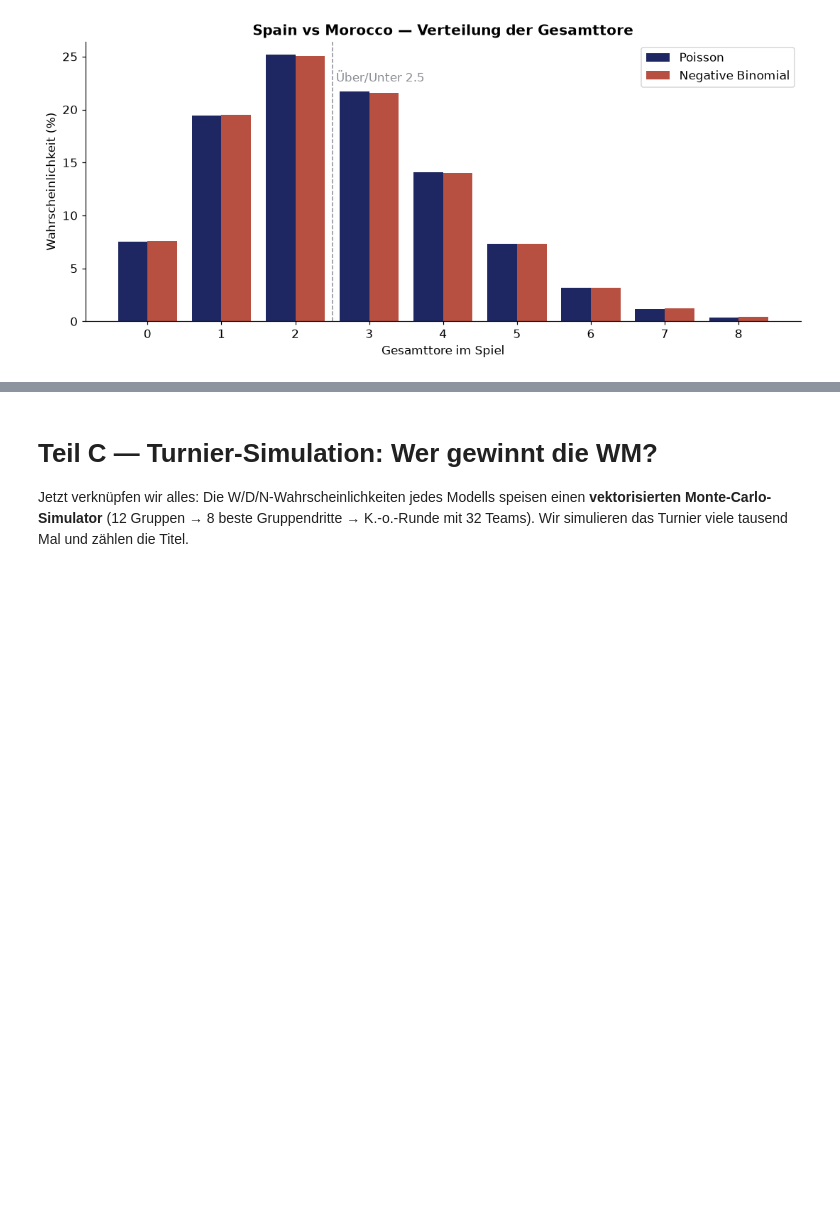
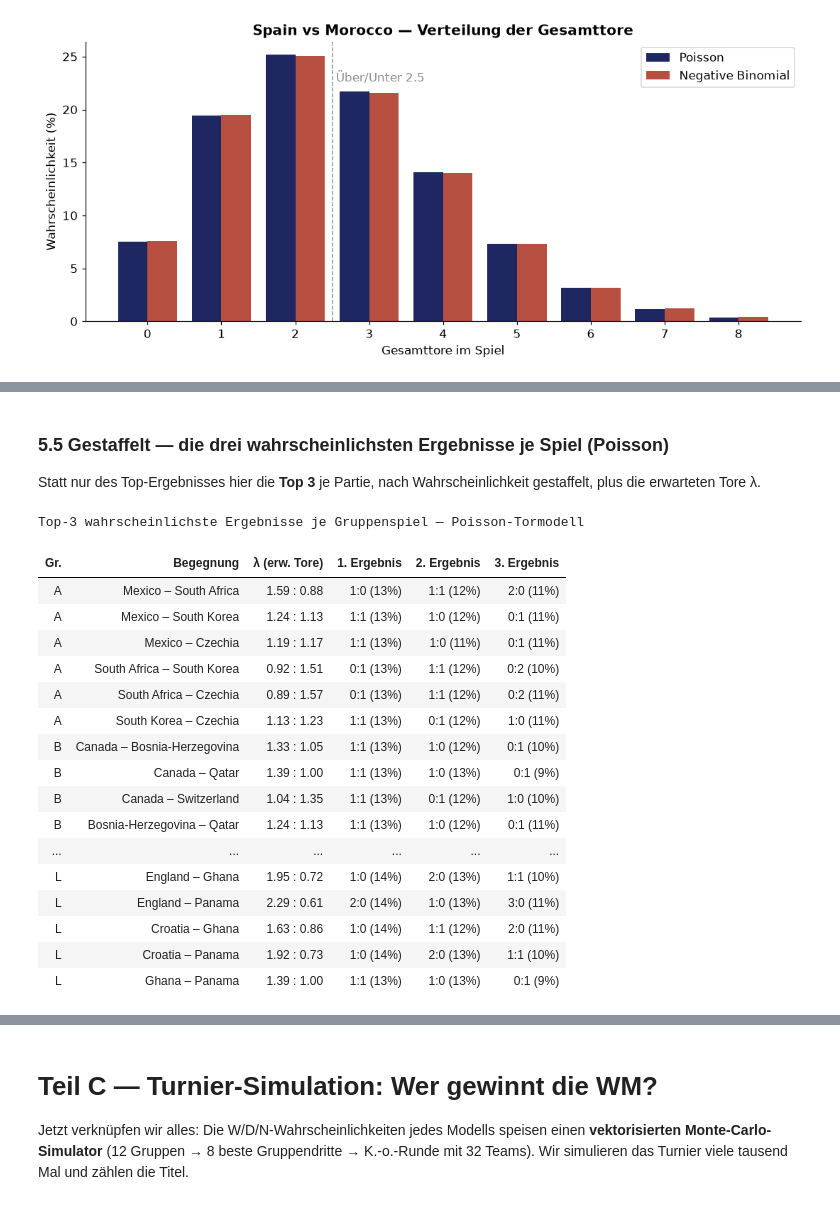
Before and after one commit to Deskaunedsei1983/wc2026-cl01, a Jupyter notebook: wc2026_match_and_scoreline_analysis.ipynb, the cells around one changed output, grey strips where cells are left out. Cells and saved outputs as stored; diff of their text form; code cells hidden in the pictures; blank space fills up the shorter version.

```diff
--- a/wc2026_match_and_scoreline_analysis.ipynb
+++ b/wc2026_match_and_scoreline_analysis.ipynb
@@ -574,0 +664,45 @@ plt.tight_layout(); plt.savefig("nb_total_goals.png"); plt.show()
+# %% [markdown]
+### 5.5 Gestaffelt — die drei wahrscheinlichsten Ergebnisse je Spiel (Poisson)
+
+Statt nur des Top-Ergebnisses hier die **Top 3** je Partie, nach
+Wahrscheinlichkeit gestaffelt, plus die erwarteten Tore λ.
+# %%
+def top_scores(a, b, ratings=STRENGTH, dispersion=0.0, k=3):
+    """Top-k wahrscheinlichste exakte Ergebnisse plus erwartete Tore."""
+    P, la, lb = scoreline_from_ratings(a, b, ratings, dispersion)
+    n = P.shape[0]
+    flat = sorted(((P[i, j], i, j) for i in range(n) for j in range(n)), reverse=True)
+    return [(f"{i}:{j}", p*100) for p, i, j in flat[:k]], la, lb
+
+rows = []
+for grp, teams in GROUPS.items():
+    for x in range(4):
+        for y in range(x+1, 4):
+            a, b = teams[x], teams[y]
+            tops, la, lb = top_scores(a, b, k=3)
+            row = {"Gr.": grp, "Begegnung": f"{a} – {b}", "λ (erw. Tore)": f"{la:.2f} : {lb:.2f}"}
+            for r, (s, p) in enumerate(tops, 1):
+                row[f"{r}. Ergebnis"] = f"{s}   ({p:.0f}%)"
+            rows.append(row)
+poisson_top3 = pd.DataFrame(rows)
+(poisson_top3.style.hide(axis="index")
+   .set_caption("Top-3 wahrscheinlichste Ergebnisse je Gruppenspiel — Poisson-Tormodell"))
+# %% [output]
+Top-3 wahrscheinlichste Ergebnisse je Gruppenspiel — Poisson-Tormodell
+| Gr. | Begegnung | λ (erw. Tore) | 1. Ergebnis | 2. Ergebnis | 3. Ergebnis |
+| A | Mexico – South Africa | 1.59 : 0.88 | 1:0 (13%) | 1:1 (12%) | 2:0 (11%) |
+| A | Mexico – South Korea | 1.24 : 1.13 | 1:1 (13%) | 1:0 (12%) | 0:1 (11%) |
+| A | Mexico – Czechia | 1.19 : 1.17 | 1:1 (13%) | 1:0 (11%) | 0:1 (11%) |
+| A | South Africa – South Korea | 0.92 : 1.51 | 0:1 (13%) | 1:1 (12%) | 0:2 (10%) |
+| A | South Africa – Czechia | 0.89 : 1.57 | 0:1 (13%) | 1:1 (12%) | 0:2 (11%) |
+| A | South Korea – Czechia | 1.13 : 1.23 | 1:1 (13%) | 0:1 (12%) | 1:0 (11%) |
+| B | Canada – Bosnia-Herzegovina | 1.33 : 1.05 | 1:1 (13%) | 1:0 (12%) | 0:1 (10%) |
+| B | Canada – Qatar | 1.39 : 1.00 | 1:1 (13%) | 1:0 (13%) | 0:1 (9%) |
+| B | Canada – Switzerland | 1.04 : 1.35 | 1:1 (13%) | 0:1 (12%) | 1:0 (10%) |
+| B | Bosnia-Herzegovina – Qatar | 1.24 : 1.13 | 1:1 (13%) | 1:0 (12%) | 0:1 (11%) |
+| ... | ... | ... | ... | ... | ... |
+| L | England – Ghana | 1.95 : 0.72 | 1:0 (14%) | 2:0 (13%) | 1:1 (10%) |
+| L | England – Panama | 2.29 : 0.61 | 2:0 (14%) | 1:0 (13%) | 3:0 (11%) |
+| L | Croatia – Ghana | 1.63 : 0.86 | 1:0 (14%) | 1:1 (12%) | 2:0 (11%) |
+| L | Croatia – Panama | 1.92 : 0.73 | 1:0 (14%) | 2:0 (13%) | 1:1 (10%) |
+| L | Ghana – Panama | 1.39 : 1.00 | 1:1 (13%) | 1:0 (13%) | 0:1 (9%) |
```
Also changed, not shown: parts of 4 cells of this notebook, 4 other files.
